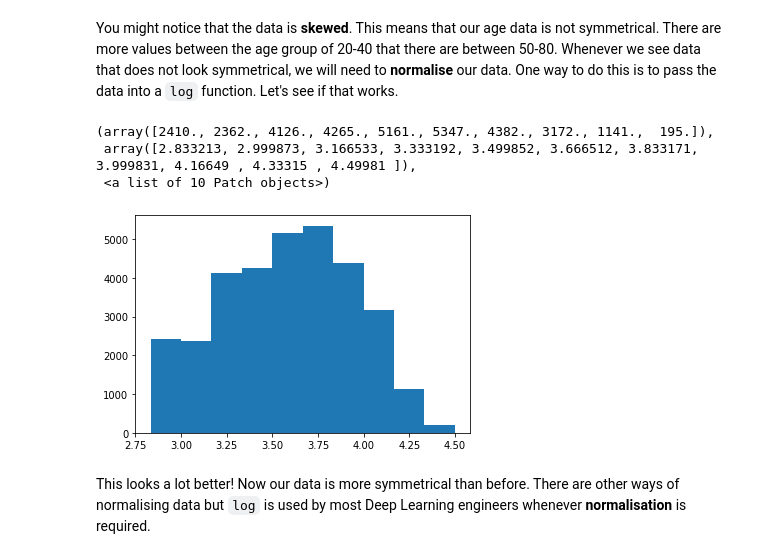
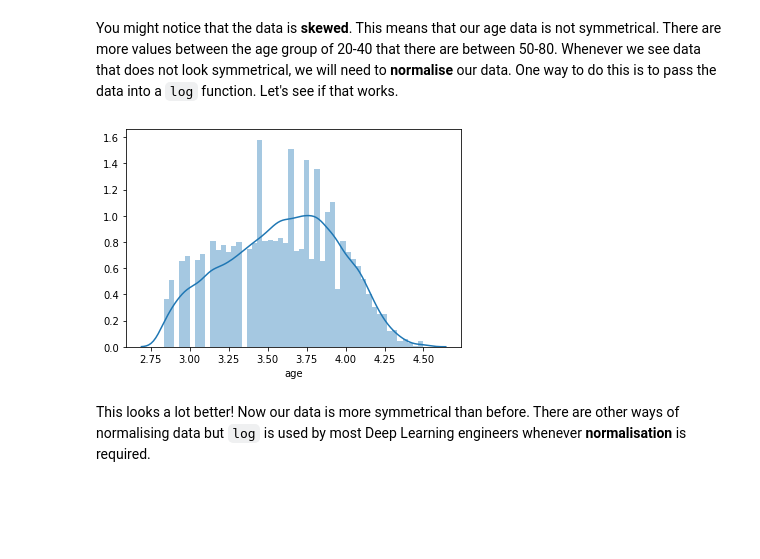
Before and after one commit to aryanfaghihi/ai-course, a Jupyter notebook: Tabular 2.ipynb, the cells around one changed output. Cells and saved outputs as stored; diff of their text form; code cells hidden in the pictures; blank space fills up the shorter version.

```diff
--- a/Tabular 2.ipynb
+++ b/Tabular 2.ipynb
@@ -88,12 +87,9 @@ plt.hist(data['age']);
 You might notice that the data is **skewed**. This means that our age data is not symmetrical. There are more values between the age group of 20-40 that there are between 50-80. Whenever we see data that does not look symmetrical, we will need to **normalise** our data. One way to do this is to pass the data into a `log` function. Let's see if that works.
 # %%
 ## attemp to normalise the age data
-plt.hist(log(data['age']))
+sns.distplot(log(data['age']));
 # %% [output]
-(array([2410., 2362., 4126., 4265., 5161., 5347., 4382., 3172., 1141.,  195.]),
- array([2.833213, 2.999873, 3.166533, 3.333192, 3.499852, 3.666512, 3.833171, 3.999831, 4.16649 , 4.33315 , 4.49981 ]),
- <a list of 10 Patch objects>)
-[figure, old version]
+[figure, new version]
 # %% [markdown]
 This looks a lot better! Now our data is more symmetrical than before. There are other ways of normalising data but `log` is used by most Deep Learning engineers whenever **normalisation** is required.
 # %% [markdown]
```
Also changed, not shown: parts of 15 cells of this notebook.
